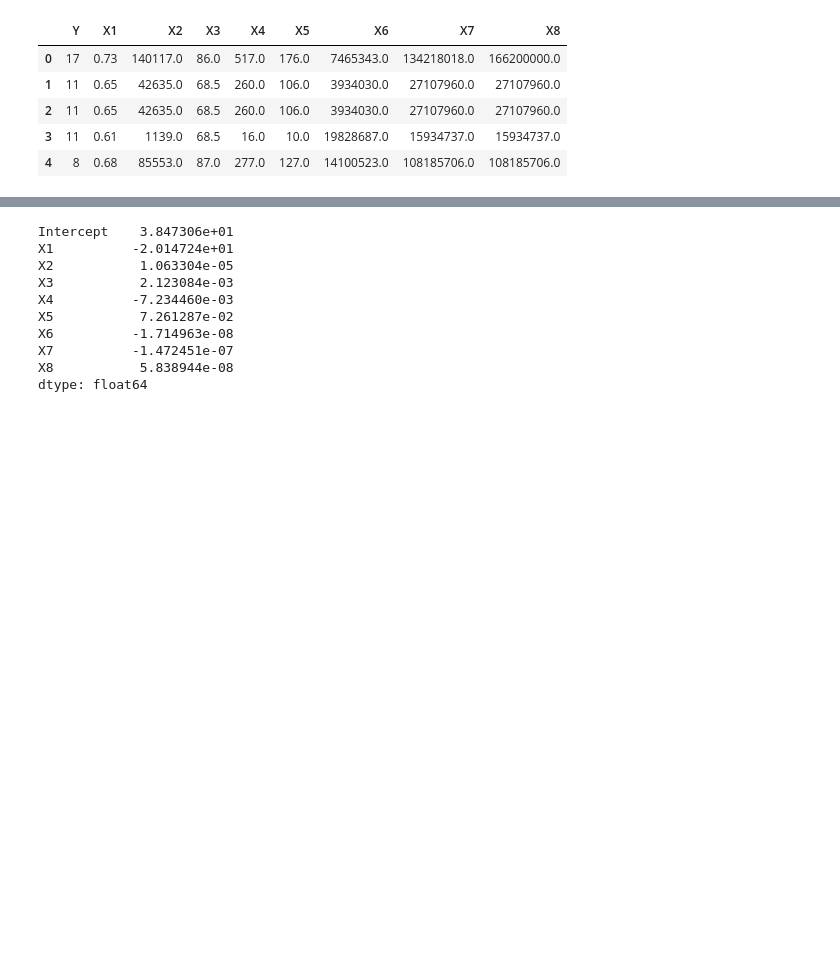
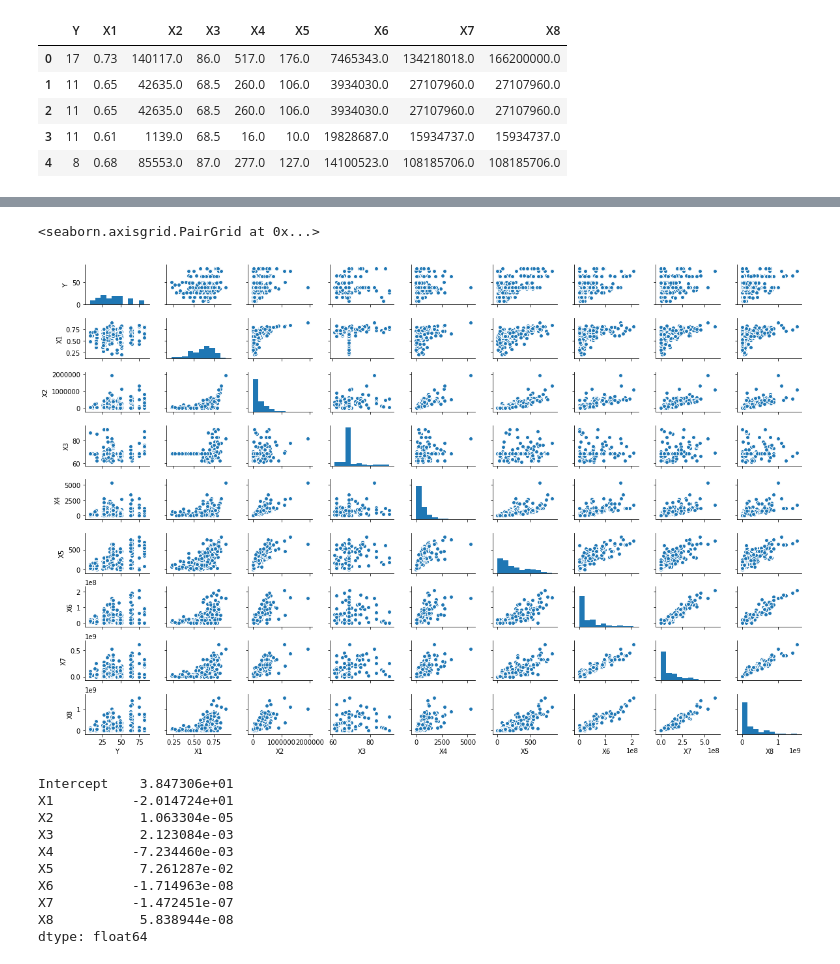
Before and after one commit to filippomedri/nextsuperhero, a Jupyter notebook: regression.ipynb, the cells around one changed output, grey strips where cells are left out. Saved outputs shown, nothing was run; the diff lists cells and outputs as text; code cells hidden in the pictures; blank space fills up the shorter version.

```diff
--- a/regression.ipynb
+++ b/regression.ipynb
@@ -48,3 +63,8 @@ model_df.head()
+# %%
+sns.pairplot(model_df,size = 1.2, aspect=1.5)
+# %% [output]
+<seaborn.axisgrid.PairGrid at 0x...>
+[figure, added]
 # %%
 result = sm.ols(formula="Y ~ X1 + X2 + X3 + X4 + X5 + X6+ X7 + X8", data=model_df).fit()
 # %%
```
Also changed, not shown: parts of 14 cells of this notebook, 6 other files.
